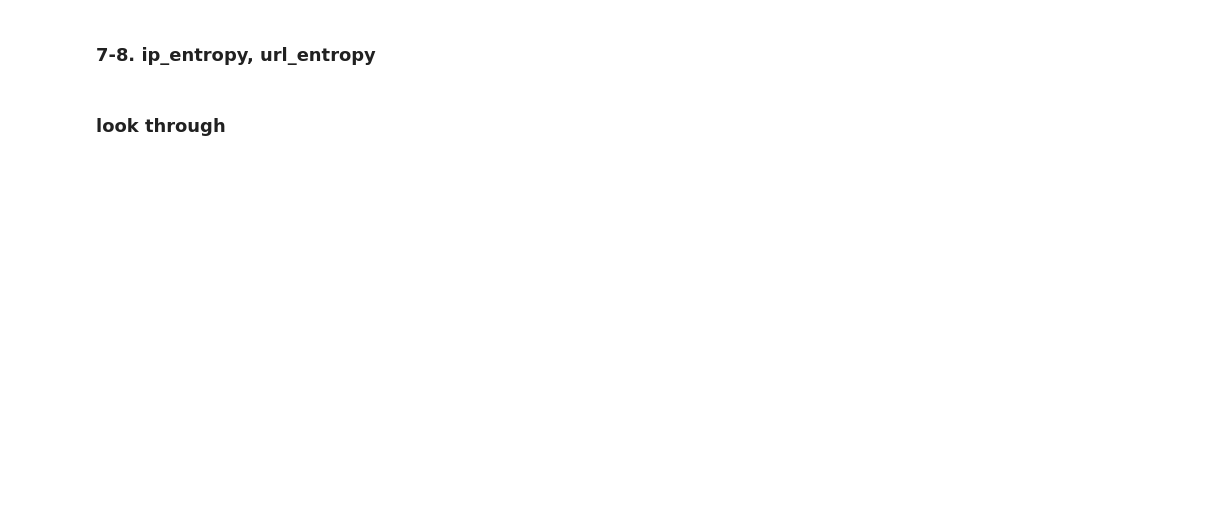
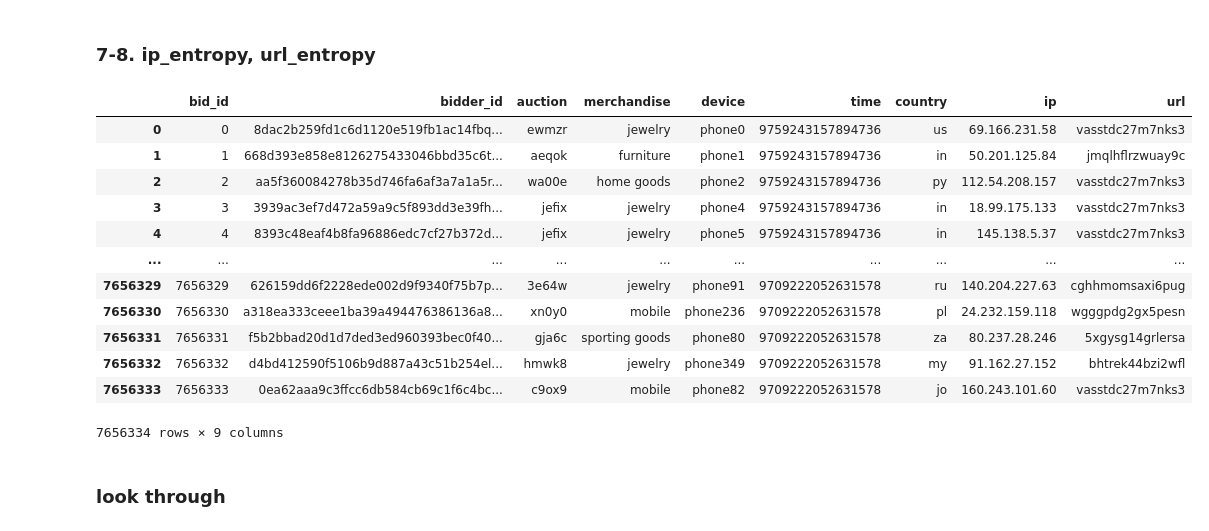
Before and after one commit to fakhrulfaiz/bid-bot-detection, a Jupyter notebook: research/preprocessing.ipynb, the cells around one changed output. Saved outputs shown, nothing was run; the diff lists cells and outputs as text; code cells hidden in the pictures; blank space fills up the shorter version.

```diff
--- a/research/preprocessing.ipynb
+++ b/research/preprocessing.ipynb
@@ -218,10 +331,19 @@ def log_entropy(x):
 # %%
-original_bids = pd.read_csv("../data/bids.csv")
-# i=0
-# for bidder in b_train['bidder_id'][0:]:
-#     if i % 100 == 0:
-#         print(i)
-#     i+=1
+original_bids = pd.read_csv("data/raw/bids.csv")
 
 original_bids
+# %% [output]
+|  | bid_id | bidder_id | auction | merchandise | device | time | country | ip | url |
+| 0 | 0 | 8dac2b259fd1c6d1120e519fb1ac14fbq... | ewmzr | jewelry | phone0 | 9759243157894736 | us | 69.166.231.58 | vasstdc27m7nks3 |
+| 1 | 1 | 668d393e858e8126275433046bbd35c6t... | aeqok | furniture | phone1 | 9759243157894736 | in | 50.201.125.84 | jmqlhflrzwuay9c |
+| 2 | 2 | aa5f360084278b35d746fa6af3a7a1a5r... | wa00e | home goods | phone2 | 9759243157894736 | py | 112.54.208.157 | vasstdc27m7nks3 |
+| 3 | 3 | 3939ac3ef7d472a59a9c5f893dd3e39fh... | jefix | jewelry | phone4 | 9759243157894736 | in | 18.99.175.133 | vasstdc27m7nks3 |
+| 4 | 4 | 8393c48eaf4b8fa96886edc7cf27b372d... | jefix | jewelry | phone5 | 9759243157894736 | in | 145.138.5.37 | vasstdc27m7nks3 |
+| ... | ... | ... | ... | ... | ... | ... | ... | ... | ... |
+| 7656329 | 7656329 | 626159dd6f2228ede002d9f9340f75b7p... | 3e64w | jewelry | phone91 | 9709222052631578 | ru | 140.204.227.63 | cghhmomsaxi6pug |
+| 7656330 | 7656330 | a318ea333ceee1ba39a494476386136a8... | xn0y0 | mobile | phone236 | 9709222052631578 | pl | 24.232.159.118 | wgggpdg2gx5pesn |
+| 7656331 | 7656331 | f5b2bbad20d1d7ded3ed960393bec0f40... | gja6c | sporting goods | phone80 | 9709222052631578 | za | 80.237.28.246 | 5xgysg14grlersa |
+| 7656332 | 7656332 | d4bd412590f5106b9d887a43c51b254el... | hmwk8 | jewelry | phone349 | 9709222052631578 | my | 91.162.27.152 | bhtrek44bzi2wfl |
+| 7656333 | 7656333 | 0ea62aaa9c3ffcc6db584cb69c1f6c4bc... | c9ox9 | mobile | phone82 | 9709222052631578 | jo | 160.243.101.60 | vasstdc27m7nks3 |
+7656334 rows × 9 columns
 # %%
```
Also changed, not shown: parts of 40 cells of this notebook, 1 other file.
